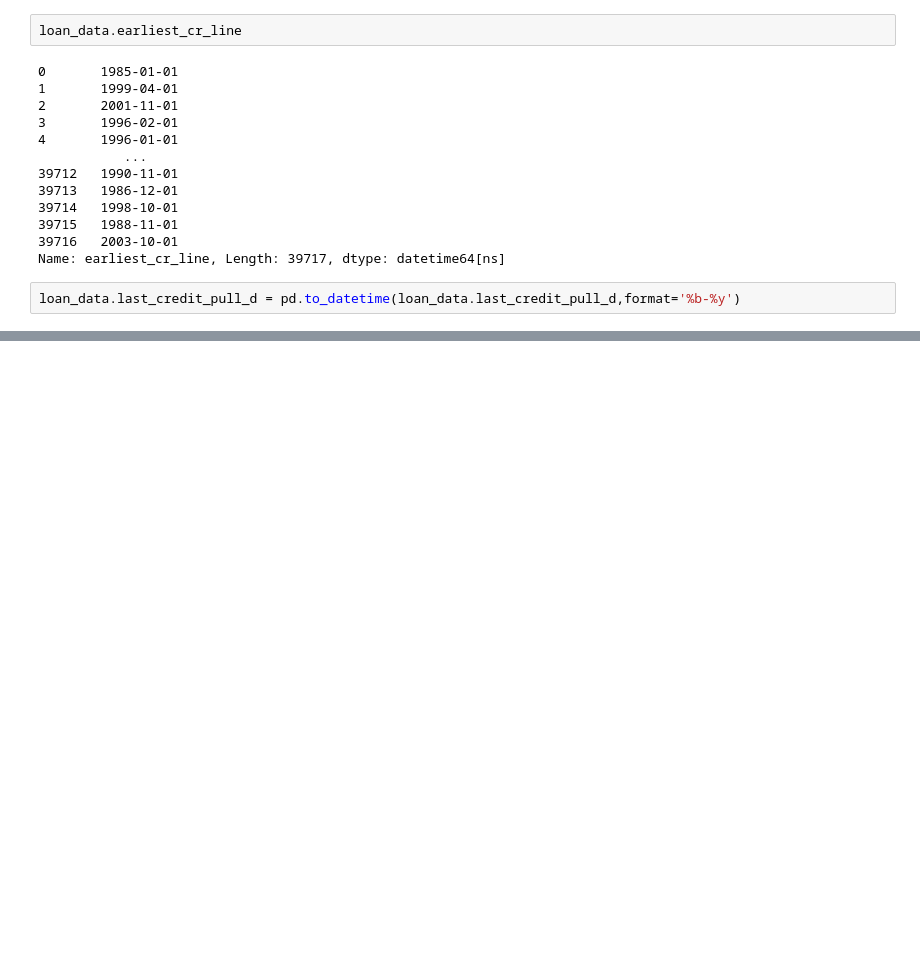
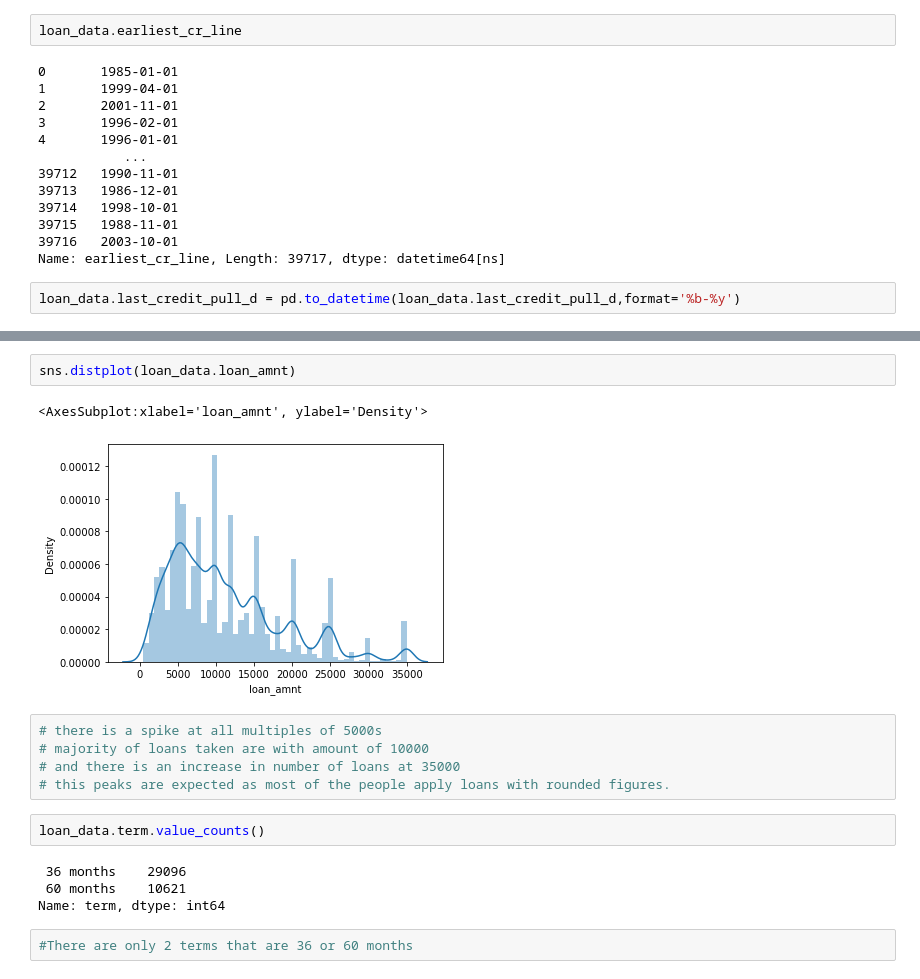
Before and after one commit to maniraj1234/LendingClubCaseStudy, a Jupyter notebook: LendingClubCaseStudy.ipynb, the cells around one changed output, grey strips where cells are left out. Cells and saved outputs as stored; diff of their text form; blank space fills up the shorter version.

```diff
--- a/LendingClubCaseStudy.ipynb
+++ b/LendingClubCaseStudy.ipynb
@@ -331,0 +316,18 @@ Name: last_credit_pull_d, Length: 39717, dtype: datetime64[ns]
+# %%
+sns.distplot(loan_data.loan_amnt)
+# %% [output]
+<AxesSubplot:xlabel='loan_amnt', ylabel='Density'>
+[figure, added]
+# %%
+# there is a spike at all multiples of 5000s
+# majority of loans taken are with amount of 10000
+# and there is an increase in number of loans at 35000
+# this peaks are expected as most of the people apply loans with rounded figures.
+# %%
+loan_data.term.value_counts()
+# %% [output]
+ 36 months    29096
+ 60 months    10621
+Name: term, dtype: int64
+# %%
+#There are only 2 terms that are 36 or 60 months
```
Also changed, not shown: parts of 30 cells of this notebook, 1 other file.
